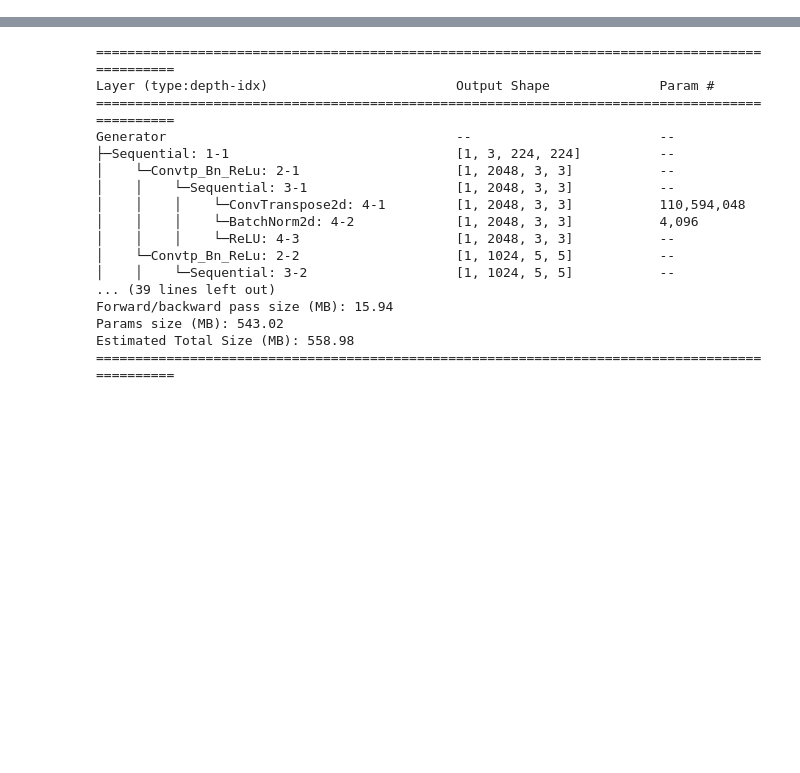
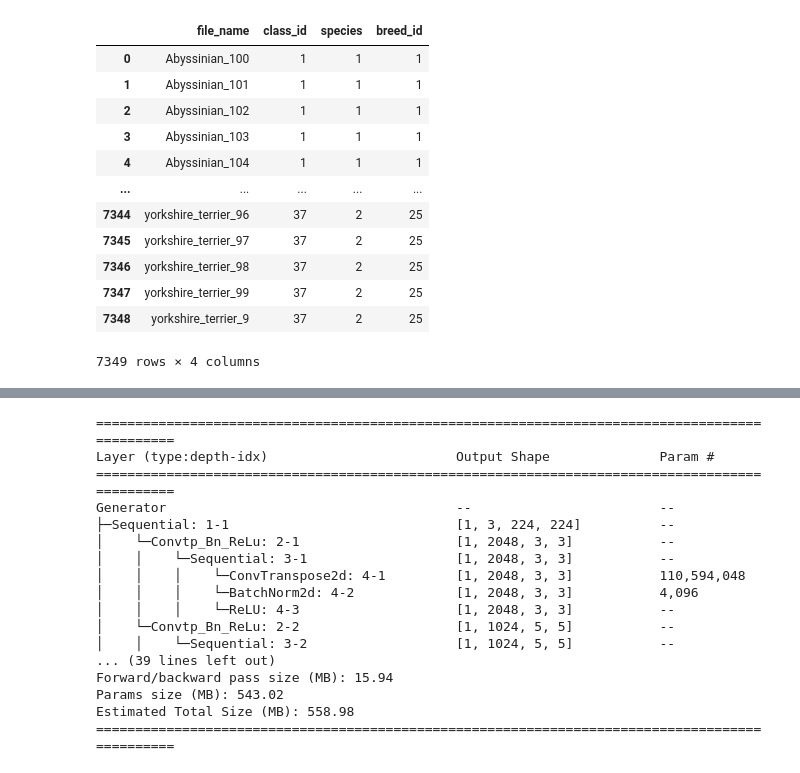
Before and after one commit to k-kw/ipynb, a Jupyter notebook: gan.ipynb, the cells around one changed output, grey strips where cells are left out. Saved outputs shown, nothing was run; the diff lists cells and outputs as text; code cells hidden in the pictures; blank space fills up the shorter version.

```diff
--- a/gan.ipynb
+++ b/gan.ipynb
@@ -39,0 +60,21 @@ import py_func.gan.gan_func as ganf
+# %%
+cols = ['file_name', 'class_id', 'species', 'breed_id']
+list_path = '../oxford_pet/img/annotations/list.txt'
+
+labels = []
+with open(list_path, 'r') as f:
+    #.splitlinesで改行コードで区切る
+    lines = f.read().splitlines()
+    #print(len(lines))
+    for line in lines:
+        #print(line)
+        if line.startswith('#'):
+            continue
+        labels.append(line.split(' '))
+f.close()
+labels_df = pd.DataFrame(labels, columns=cols)
+labels_df = labels_df[['file_name', 'species']]
+
+
+cat_label_df = labels_df[labels_df.species=='1']
+cat_label_df = cat_label_df.reset_index(drop=True)
@@ -39,0 +125,19 @@ import py_func.gan.gan_func as ganf
+# %%
+list_path = '../oxford_pet/img/annotations/list.txt'
+# %%
+#LSGAN
+#OXFORD-PET
+cols = ['file_name', 'class_id', 'species', 'breed_id']
+
+labels = []
+with open(list_path, 'r') as f:
+    #.splitlinesで改行コードで区切る
+    lines = f.read().splitlines()
+    #print(len(lines))
+    for line in lines:
+        #print(line)
+        if line.startswith('#'):
+            continue
+        labels.append(line.split(' '))
+f.close()
+labels_df = pd.DataFrame(labels, columns=cols)
@@ -39,0 +164,16 @@ import py_func.gan.gan_func as ganf
+# %%
+labels_df
+# %% [output]
+|  | file_name | class_id | species | breed_id |
+| 0 | Abyssinian_100 | 1 | 1 | 1 |
+| 1 | Abyssinian_101 | 1 | 1 | 1 |
+| 2 | Abyssinian_102 | 1 | 1 | 1 |
+| 3 | Abyssinian_103 | 1 | 1 | 1 |
+| 4 | Abyssinian_104 | 1 | 1 | 1 |
+| ... | ... | ... | ... | ... |
+| 7344 | yorkshire_terrier_96 | 37 | 2 | 25 |
+| 7345 | yorkshire_terrier_97 | 37 | 2 | 25 |
+| 7346 | yorkshire_terrier_98 | 37 | 2 | 25 |
+| 7347 | yorkshire_terrier_99 | 37 | 2 | 25 |
+| 7348 | yorkshire_terrier_9 | 37 | 2 | 25 |
+7349 rows × 4 columns
```
Also changed, not shown: parts of 22 cells of this notebook.
